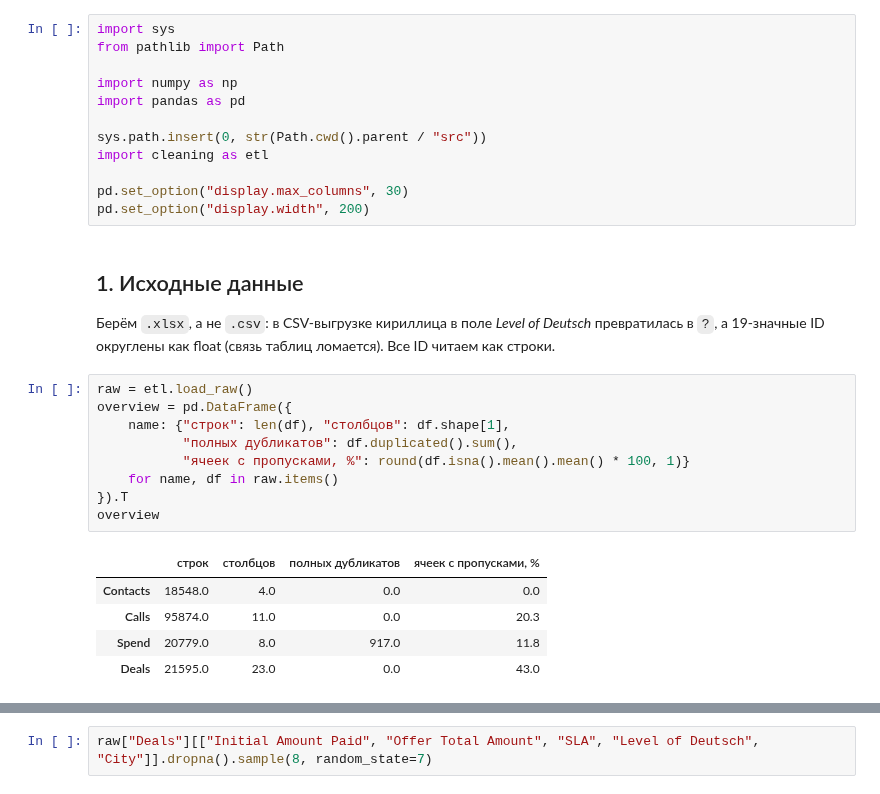
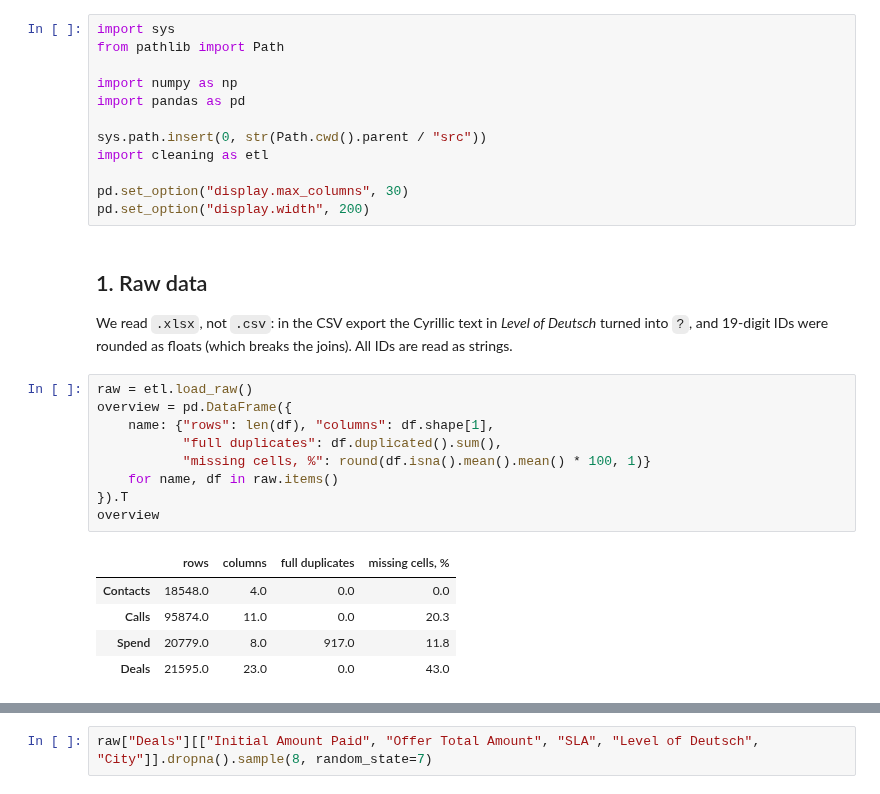
Before and after one commit to yerkovskayuliia-pixel/data-analytics-portfolio, a Jupyter notebook: python-crm-analysis/notebooks/01_data_cleaning.ipynb, the cells around one changed output, grey strips where cells are left out. Saved outputs shown, nothing was run; the diff lists cells and outputs as text.

```diff
--- a/python-crm-analysis/notebooks/01_data_cleaning.ipynb
+++ b/python-crm-analysis/notebooks/01_data_cleaning.ipynb
@@ -27,21 +27,21 @@ import cleaning as etl
 pd.set_option("display.max_columns", 30)
 pd.set_option("display.width", 200)
 # %% [markdown]
-## 1. Исходные данные
+## 1. Raw data
 
-Берём `.xlsx`, а не `.csv`: в CSV-выгрузке кириллица в поле *Level of Deutsch* превратилась в `?`,
-а 19-значные ID округлены как float (связь таблиц ломается). Все ID читаем как строки.
+We read `.xlsx`, not `.csv`: in the CSV export the Cyrillic text in *Level of Deutsch* turned into `?`,
+and 19-digit IDs were rounded as floats (which breaks the joins). All IDs are read as strings.
 # %%
 raw = etl.load_raw()
 overview = pd.DataFrame({
-    name: {"строк": len(df), "столбцов": df.shape[1],
-           "полных дубликатов": df.duplicated().sum(),
-           "ячеек с пропусками, %": round(df.isna().mean().mean() * 100, 1)}
+    name: {"rows": len(df), "columns": df.shape[1],
+           "full duplicates": df.duplicated().sum(),
+           "missing cells, %": round(df.isna().mean().mean() * 100, 1)}
     for name, df in raw.items()
 }).T
 overview
 # %% [output]
-|  | строк | столбцов | полных дубликатов | ячеек с пропусками, % |
+|  | rows | columns | full duplicates | missing cells, % |
 | Contacts | 18548.0 | 4.0 | 0.0 | 0.0 |
 | Calls | 95874.0 | 11.0 | 0.0 | 20.3 |
 | Spend | 20779.0 | 8.0 | 917.0 | 11.8 |
```
Also changed, not shown: parts of 11 cells of this notebook, 20 other files.
